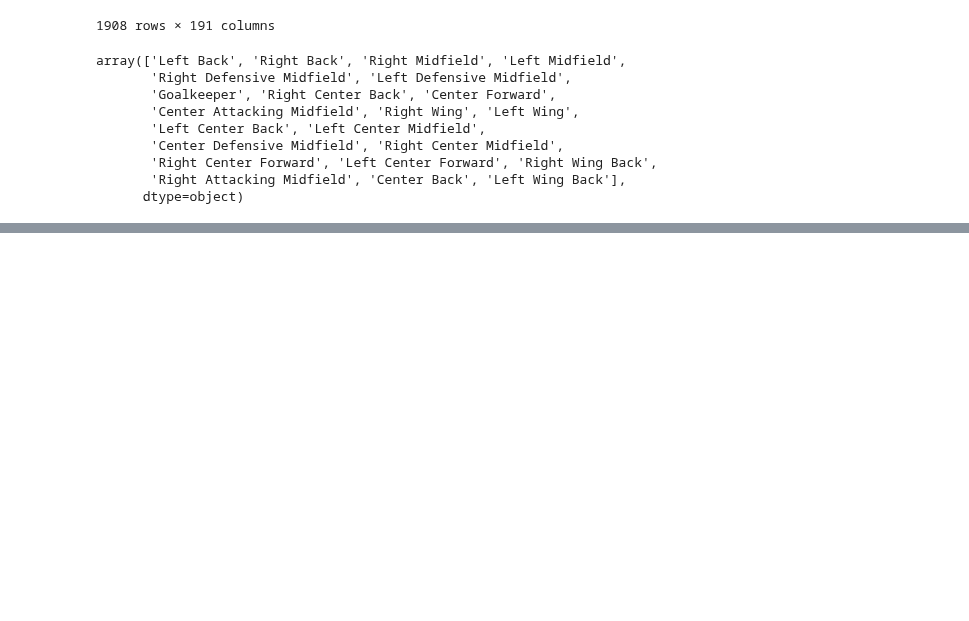
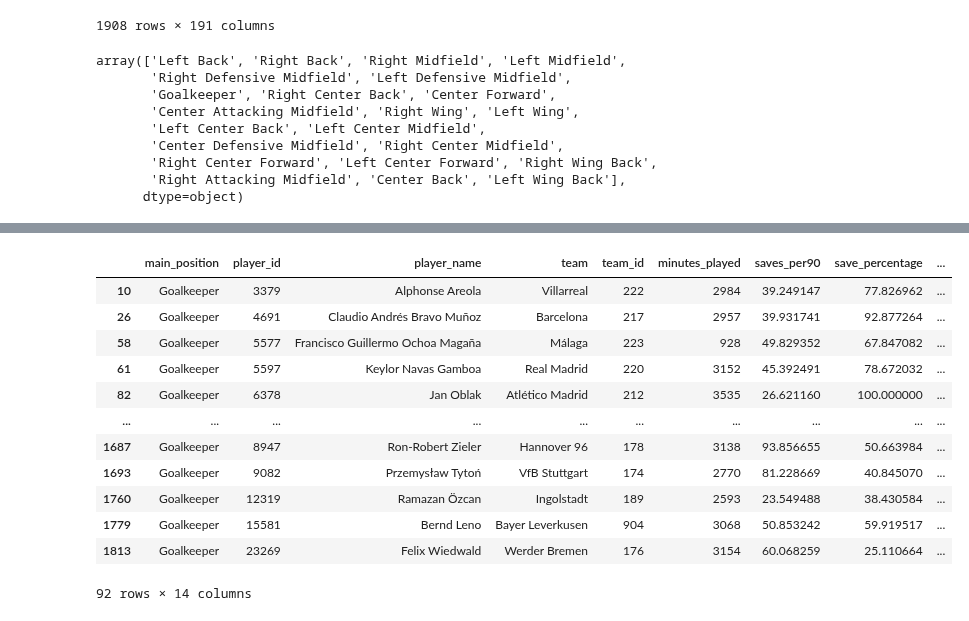
Before and after one commit to Germiprogramer/TFG-Agente-de-Scouting, a Jupyter notebook: normalizacion_new.ipynb, the cells around one changed output, grey strips where cells are left out. Drawn from its saved outputs; the diff is of its cells as text; code cells hidden in the pictures; blank space fills up the shorter version.

```diff
--- a/normalizacion_new.ipynb
+++ b/normalizacion_new.ipynb
@@ -421,5 +426,5 @@ df_delanteros_percentiles[df_delanteros_percentiles["main_position"] == "Left Ce
 # %%
-def normalizar_metricas_minmax(df, metricas, variables_extra, posiciones_filtrar=None):
+def normalizar_metricas_minmax(df, metricas, variables_extra, posiciones_filtrar=None, min_minutos= 850):
     """
     Normaliza métricas usando min-max scaling (0-100).
 
@@ -432,6 +437,10 @@ def normalizar_metricas_minmax(df, metricas, variables_extra, posiciones_filtrar
     Devuelve:
     - DataFrame normalizado con valores entre 0 y 100
     """
+        # Filtrar por minutos jugados
+    if "minutes_played" in df.columns:
+        df = df[df['minutes_played'] >= min_minutos]
+
     # Filtrado opcional
     if posiciones_filtrar is not None:
         df = df[df['main_position'].isin(posiciones_filtrar)].copy()
@@ -574,3 +631,28 @@ def calcular_rating(df, tipo='minmax'):
 
     df['rating'] = ratings
     return df
+# %%
+df_porteros_minmax = calcular_rating(df_porteros_minmax)
+df_laterales_minmax = calcular_rating(df_laterales_minmax)
+df_centrales_minmax = calcular_rating(df_centrales_minmax)
+df_centrocampistas_defensivo_minmax = calcular_rating(df_centrocampistas_defensivo_minmax)
+df_centrocampistas_minmax = calcular_rating(df_centrocampistas_minmax)
+df_centrocampistas_ofensivo_minmax = calcular_rating(df_centrocampistas_ofensivo_minmax)
+df_extremos_minmax = calcular_rating(df_extremos_minmax)
+df_delanteros_minmax = calcular_rating(df_delanteros_minmax)
+# %%
+df_porteros_minmax
+# %% [output]
+|  | main_position | player_id | player_name | team | team_id | minutes_played | saves_per90 | save_percentage | ... |
+| 10 | Goalkeeper | 3379 | Alphonse Areola | Villarreal | 222 | 2984 | 39.249147 | 77.826962 | ... |
+| 26 | Goalkeeper | 4691 | Claudio Andrés Bravo Muñoz | Barcelona | 217 | 2957 | 39.931741 | 92.877264 | ... |
+| 58 | Goalkeeper | 5577 | Francisco Guillermo Ochoa Magaña | Málaga | 223 | 928 | 49.829352 | 67.847082 | ... |
+| 61 | Goalkeeper | 5597 | Keylor Navas Gamboa | Real Madrid | 220 | 3152 | 45.392491 | 78.672032 | ... |
+| 82 | Goalkeeper | 6378 | Jan Oblak | Atlético Madrid | 212 | 3535 | 26.621160 | 100.000000 | ... |
+| ... | ... | ... | ... | ... | ... | ... | ... | ... | ... |
+| 1687 | Goalkeeper | 8947 | Ron-Robert Zieler | Hannover 96 | 178 | 3138 | 93.856655 | 50.663984 | ... |
+| 1693 | Goalkeeper | 9082 | Przemysław Tytoń | VfB Stuttgart | 174 | 2770 | 81.228669 | 40.845070 | ... |
+| 1760 | Goalkeeper | 12319 | Ramazan Özcan | Ingolstadt | 189 | 2593 | 23.549488 | 38.430584 | ... |
+| 1779 | Goalkeeper | 15581 | Bernd Leno | Bayer Leverkusen | 904 | 3068 | 50.853242 | 59.919517 | ... |
+| 1813 | Goalkeeper | 23269 | Felix Wiedwald | Werder Bremen | 176 | 3154 | 60.068259 | 25.110664 | ... |
+92 rows × 14 columns
```
Also changed, not shown: parts of 5 cells of this notebook, 1 other file.
